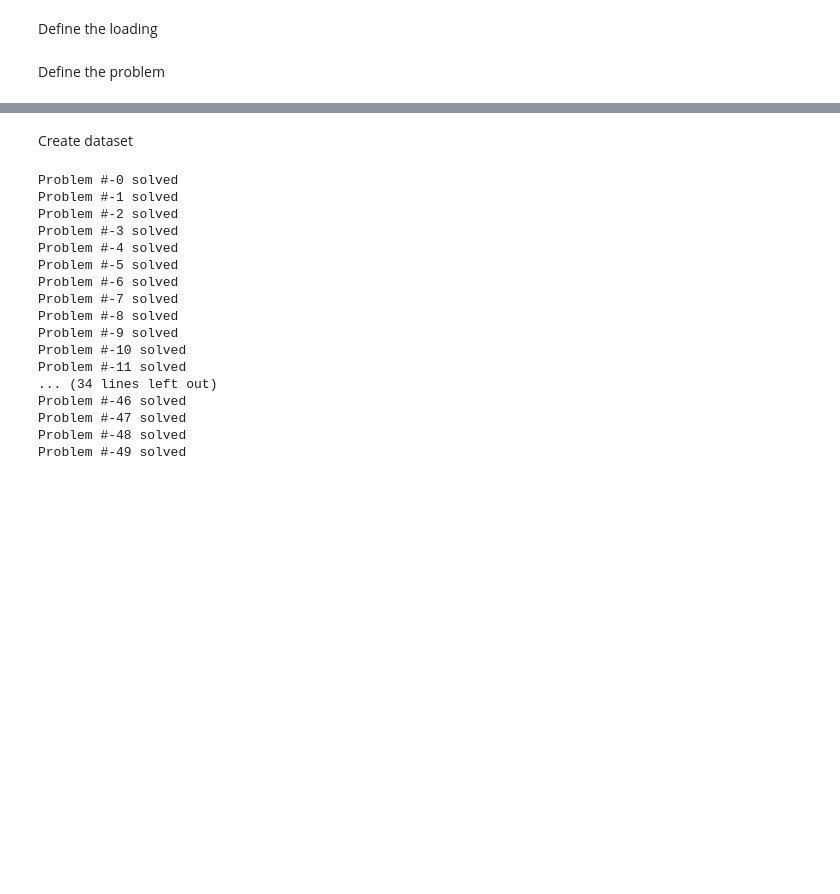
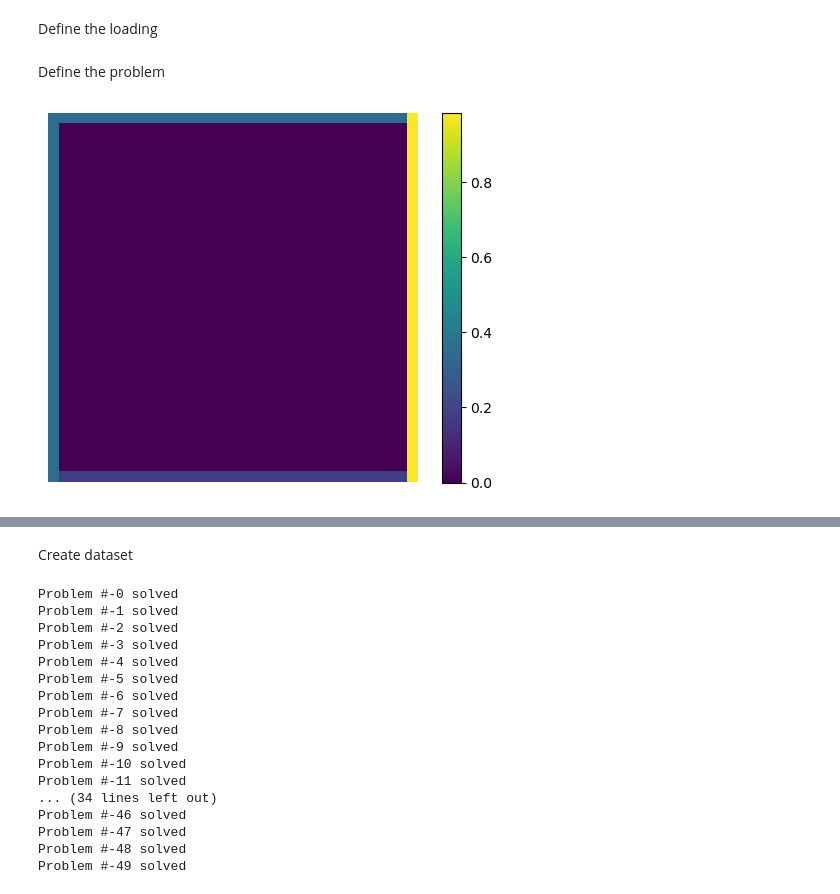
Before and after one commit to ymlasu/MFEA-Net, a Jupyter notebook: data/thermal_plate_train.ipynb, the cells around one changed output, grey strips where cells are left out. Cells and saved outputs as stored; diff of their text form; code cells hidden in the pictures; blank space fills up the shorter version.

```diff
--- a/data/thermal_plate_train.ipynb
+++ b/data/thermal_plate_train.ipynb
@@ -126,0 +125,7 @@ f_val = np.zeros_like(dirich_val)
+# %%
+plt.imshow(dirich_val, origin='lower')
+plt.axis('off')
+plt.colorbar()
+plt.savefig('thermal_dirich.png', dpi=500, bbox_inches='tight')
+# %% [output]
+[figure, added]
```
Also changed, not shown: parts of 5 cells of this notebook, 18 other files.
